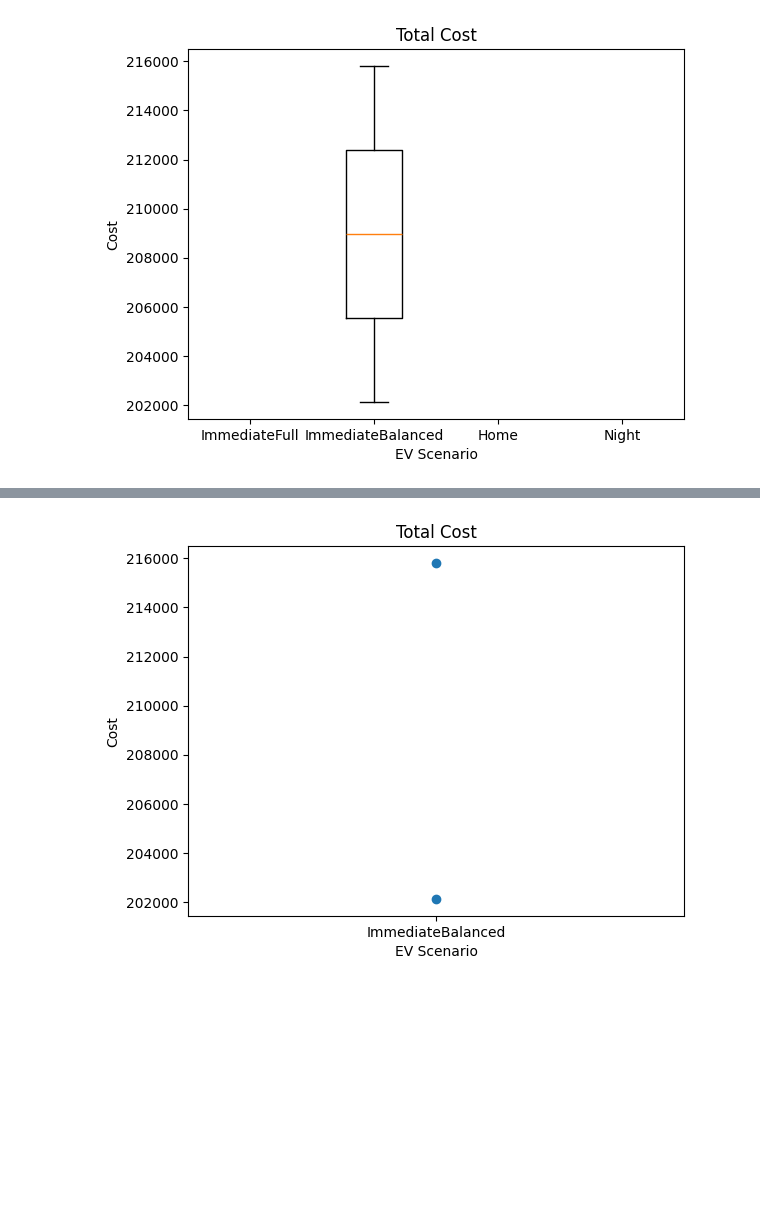
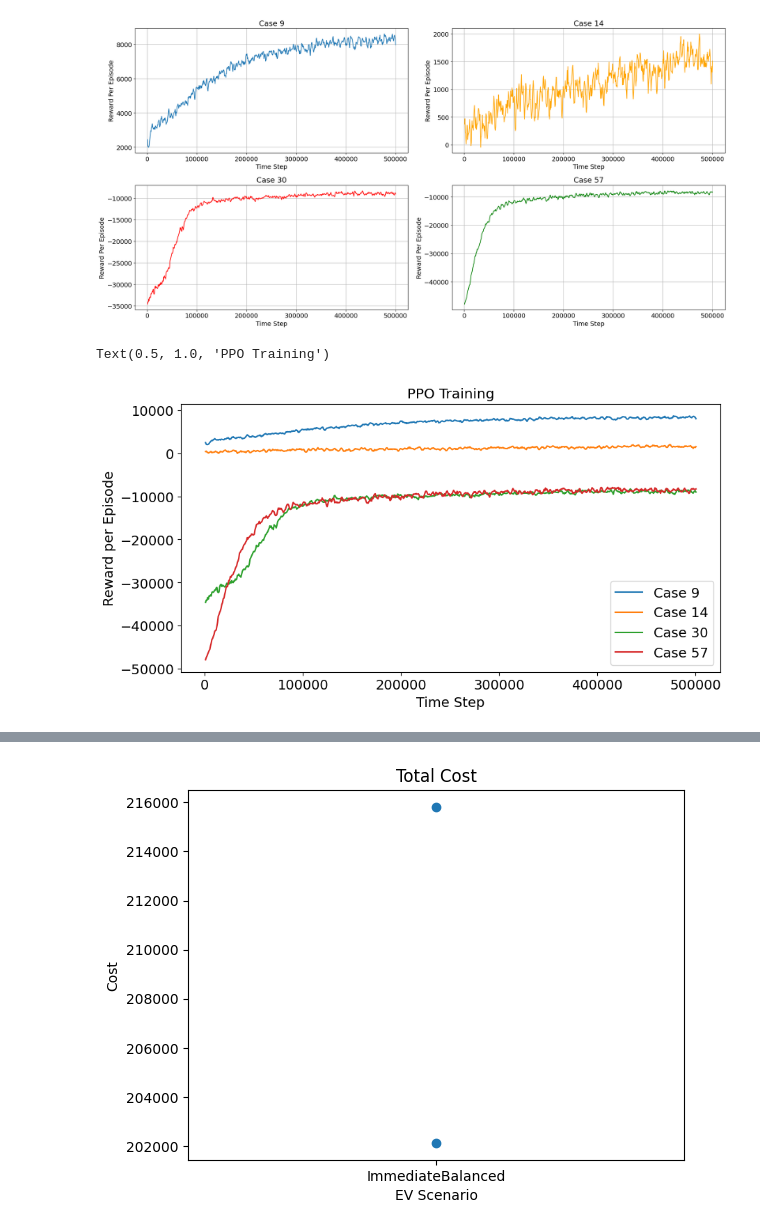
Before and after one commit to chialingyang7718/RL_OPF_EVaware, a Jupyter notebook: test_code.ipynb, the cells around one changed output, grey strips where cells are left out. Saved outputs shown, nothing was run; the diff lists cells and outputs as text; code cells hidden in the pictures; blank space fills up the shorter version.

Commit message:
Major: upload data analysis tools

```diff
--- a/test_code.ipynb
+++ b/test_code.ipynb
@@ -62,12 +31,57 @@ dicts
-# %%
-Costs = dicts[1]
-# Prepare data for boxplot
-data = [Costs[key] for key in Costs.keys()]
-plt.figure()
-plt.boxplot(data, labels=Costs.keys())
-plt.title("Total Cost")
-plt.xlabel("EV Scenario")
-plt.ylabel("Cost")
-plt.show()
-# %% [output]
-[figure, removed]
+# %%
+import pandas as pd
+import seaborn as sns
+import matplotlib.pyplot as plt
+
+df_case9 = pd.read_json("Training/Logs/Logs_Case9_PPO_7.json")
+df_case14 = pd.read_json("Training/Logs/Logs_Case14_PPO_1.json")
+df_case30 = pd.read_json("Training/Logs/Logs_Case30_PPO_2.json")
+df_case57 = pd.read_json("Training/Logs/Logs_Case57_PPO_1.json")
+
+#rename the column 2
+df_case9 = df_case9.rename(columns={2: 'Case 9'})
+df_case14 = df_case14.rename(columns={2: 'Case 14'})
+df_case30 = df_case30.rename(columns={2: 'Case 30'})
+df_case57 = df_case57.rename(columns={2: 'Case 57'})
+
+df_logs = pd.concat([df_case9, df_case14["Case 14"], df_case30["Case 30"], df_case57["Case 57"]], axis=1)
+df_logs.head()
+
+# plot four plots for each case with column 1 as x-axis
+# colors = sns.color_palette()
+fig, axs = plt.subplots(2, 2, figsize=(20, 10))
+sns.lineplot(x=1, y='Case 9', data=df_logs, ax=axs[0, 0], label='Case 9')
+sns.lineplot(x=1, y='Case 14', data=df_logs, ax=axs[0, 1], label='Case 14', color = "orange")
+sns.lineplot(x=1, y='Case 30', data=df_logs, ax=axs[1, 0], label='Case 30', color = "red")
+sns.lineplot(x=1, y='Case 57', data=df_logs, ax=axs[1, 1], label='Case 57', color="green")
+
+for ax in axs.flat:
+    ax.set(xlabel='Time Step', ylabel='Reward Per Episode')
+    # set titile for each plot
+    ax.set_title(ax.get_legend_handles_labels()[1][0])
+    ax.grid()
+    # do not show legend
+    ax.get_legend().remove()
+# make each plot less crowded
+plt.tight_layout()
+plt.rcParams.update({'font.size': 20})
+plt.show()
+# %% [output]
+[figure, added]
+# %%
+
+
+plt.figure(figsize=(10, 5))
+sns.lineplot(data=df_logs, x=1, y='Case 9', label='Case 9')
+sns.lineplot(data=df_logs, x=1, y='Case 14', label='Case 14')
+sns.lineplot(data=df_logs, x=1, y='Case 30', label='Case 30')
+sns.lineplot(data=df_logs, x=1, y='Case 57', label='Case 57')
+
+plt.xlabel("Time Step")
+plt.ylabel("Reward per Episode")
+
+plt.rcParams.update({'font.size': 12})
+plt.title("PPO Training")
+# %% [output]
+Text(0.5, 1.0, 'PPO Training')
+[figure, added]
```
Also changed, not shown: parts of 6 cells of this notebook, 1 other file.
